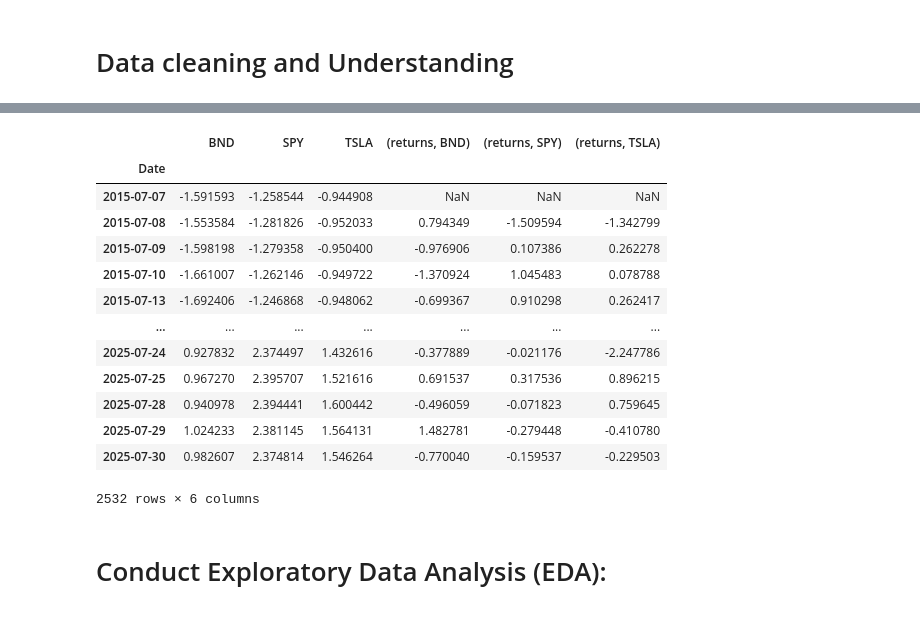
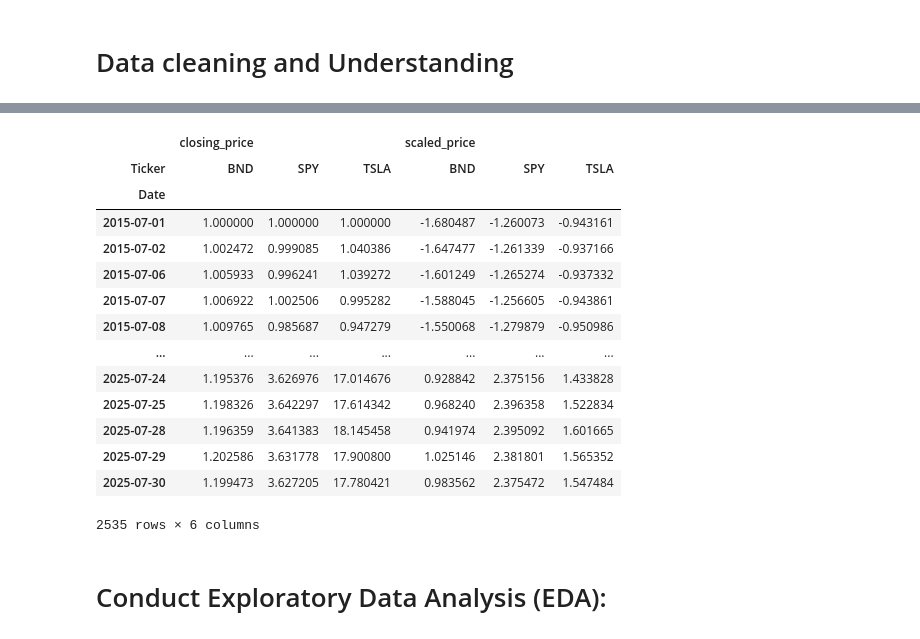
Before and after one commit to yohannes4321/Time-Series-Forecasting-for-Portfolio-Management-Optimization, a Jupyter notebook: Notebook/transferable.ipynb, the cells around one changed output, grey strips where cells are left out. Drawn from its saved outputs; the diff is of its cells as text; code cells hidden in the pictures.

```diff
--- a/Notebook/transferable.ipynb
+++ b/Notebook/transferable.ipynb
@@ -110,20 +57,21 @@ final_data
-# %%
-final_data
-# %% [output]
-|  | BND | SPY | TSLA | (returns, BND) | (returns, SPY) | (returns, TSLA) |
-| Date |  |  |  |  |  |  |
-| 2015-07-07 | -1.591593 | -1.258544 | -0.944908 | NaN | NaN | NaN |
-| 2015-07-08 | -1.553584 | -1.281826 | -0.952033 | 0.794349 | -1.509594 | -1.342799 |
-| 2015-07-09 | -1.598198 | -1.279358 | -0.950400 | -0.976906 | 0.107386 | 0.262278 |
-| 2015-07-10 | -1.661007 | -1.262146 | -0.949722 | -1.370924 | 1.045483 | 0.078788 |
-| 2015-07-13 | -1.692406 | -1.246868 | -0.948062 | -0.699367 | 0.910298 | 0.262417 |
-| ... | ... | ... | ... | ... | ... | ... |
-| 2025-07-24 | 0.927832 | 2.374497 | 1.432616 | -0.377889 | -0.021176 | -2.247786 |
-| 2025-07-25 | 0.967270 | 2.395707 | 1.521616 | 0.691537 | 0.317536 | 0.896215 |
-| 2025-07-28 | 0.940978 | 2.394441 | 1.600442 | -0.496059 | -0.071823 | 0.759645 |
-| 2025-07-29 | 1.024233 | 2.381145 | 1.564131 | 1.482781 | -0.279448 | -0.410780 |
-| 2025-07-30 | 0.982607 | 2.374814 | 1.546264 | -0.770040 | -0.159537 | -0.229503 |
-2532 rows × 6 columns
+# %%
+final
+# %% [output]
+|  | closing_price |  |  | scaled_price |  |  |
+| Ticker | BND | SPY | TSLA | BND | SPY | TSLA |
+| Date |  |  |  |  |  |  |
+| 2015-07-01 | 1.000000 | 1.000000 | 1.000000 | -1.680487 | -1.260073 | -0.943161 |
+| 2015-07-02 | 1.002472 | 0.999085 | 1.040386 | -1.647477 | -1.261339 | -0.937166 |
+| 2015-07-06 | 1.005933 | 0.996241 | 1.039272 | -1.601249 | -1.265274 | -0.937332 |
+| 2015-07-07 | 1.006922 | 1.002506 | 0.995282 | -1.588045 | -1.256605 | -0.943861 |
+| 2015-07-08 | 1.009765 | 0.985687 | 0.947279 | -1.550068 | -1.279879 | -0.950986 |
+| ... | ... | ... | ... | ... | ... | ... |
+| 2025-07-24 | 1.195376 | 3.626976 | 17.014676 | 0.928842 | 2.375156 | 1.433828 |
+| 2025-07-25 | 1.198326 | 3.642297 | 17.614342 | 0.968240 | 2.396358 | 1.522834 |
+| 2025-07-28 | 1.196359 | 3.641383 | 18.145458 | 0.941974 | 2.395092 | 1.601665 |
+| 2025-07-29 | 1.202586 | 3.631778 | 17.900800 | 1.025146 | 2.381801 | 1.565352 |
+| 2025-07-30 | 1.199473 | 3.627205 | 17.780421 | 0.983562 | 2.375472 | 1.547484 |
+2535 rows × 6 columns
 # %% [markdown]
 # Conduct Exploratory Data Analysis (EDA):
 # %% [markdown]
```
Also changed, not shown: parts of 3 cells of this notebook, 6 other files.
